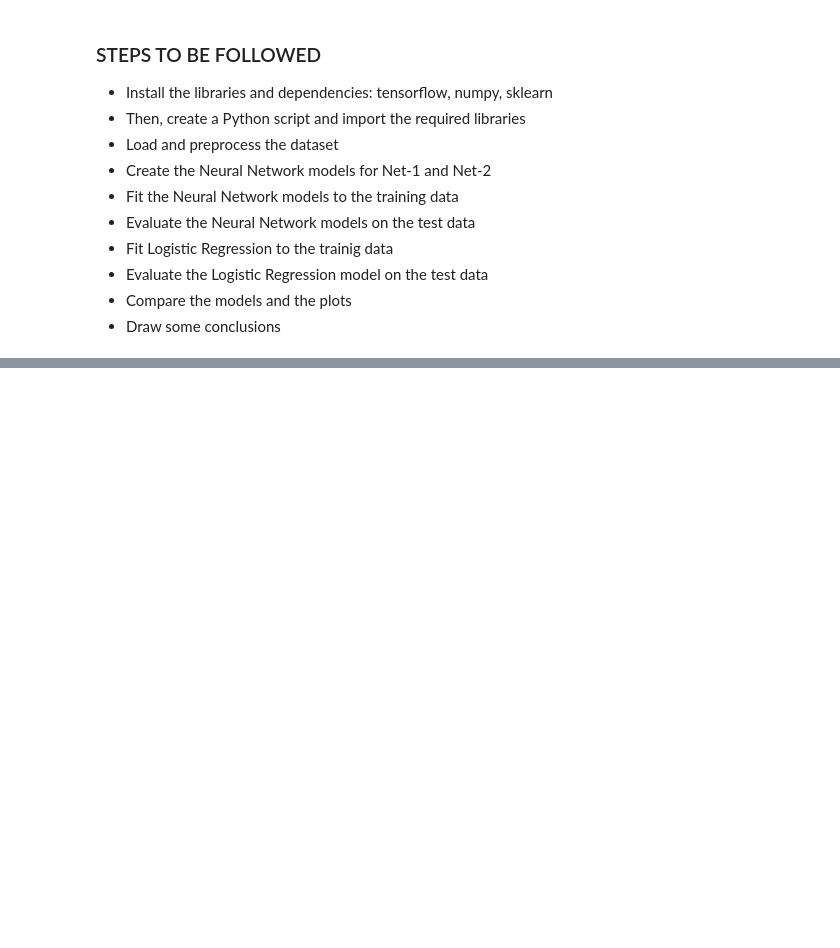
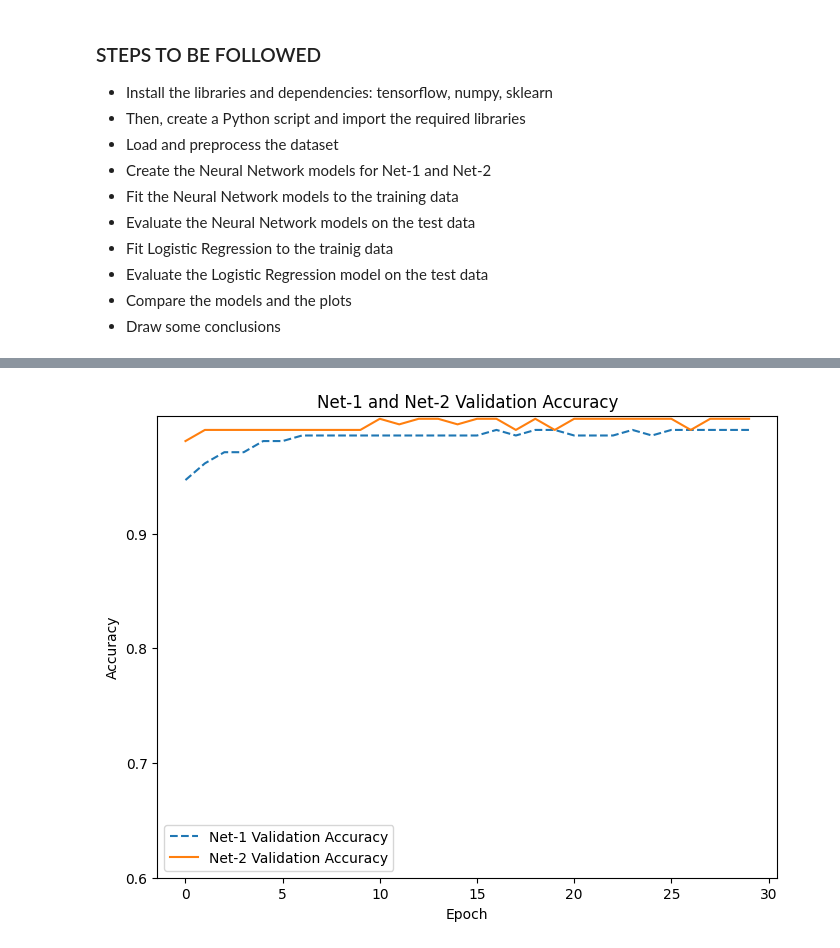
Before and after one commit to ferriitoo/MATH-569-Statistical-Learning, a Jupyter notebook: HW6_Julen_Ferro.ipynb, the cells around one changed output, grey strips where cells are left out. Cells and saved outputs as stored; diff of their text form; code cells hidden in the pictures; blank space fills up the shorter version.

```diff
--- a/HW6_Julen_Ferro.ipynb
+++ b/HW6_Julen_Ferro.ipynb
@@ -572,0 +487,32 @@ print(classification_report(np.argmax(y_test, axis=1), y_pred))
+# %%
+# Truncate the history data for Net-1 and Net-2 to 30 epochs
+history_net1_truncated = {
+    'accuracy': history_net1.history['accuracy'][:30],
+    'val_accuracy': history_net1.history['val_accuracy'][:30],
+    'loss': history_net1.history['loss'][:30],
+    'val_loss': history_net1.history['val_loss'][:30],
+}
+
+history_net2_truncated = {
+    'accuracy': history_net2.history['accuracy'][:30],
+    'val_accuracy': history_net2.history['val_accuracy'][:30],
+    'loss': history_net2.history['loss'][:30],
+    'val_loss': history_net2.history['val_loss'][:30],
+}
+
+# Plot the truncated training accuracy for Net-1 and Net-2
+def plot_truncated_history(history_net1, history_net2):
+    plt.figure(figsize=(8, 6))
+    plt.plot(history_net1['val_accuracy'], label='Net-1 Validation Accuracy', linestyle='--')
+    plt.plot(history_net2['val_accuracy'], label='Net-2 Validation Accuracy', linestyle='-')
+    plt.title('Net-1 and Net-2 Validation Accuracy')
+    plt.xticks(np.arange(0, 31, 5))
+    plt.yticks(np.arange(0.6, 1, 0.1))
+    plt.xlabel('Epoch')
+    plt.ylabel('Accuracy')
+    plt.legend()
+    plt.show()
+
+plot_truncated_history(history_net1_truncated, history_net2_truncated)
+# %% [output]
+[figure, added]
```
Also changed, not shown: parts of 6 cells of this notebook.
